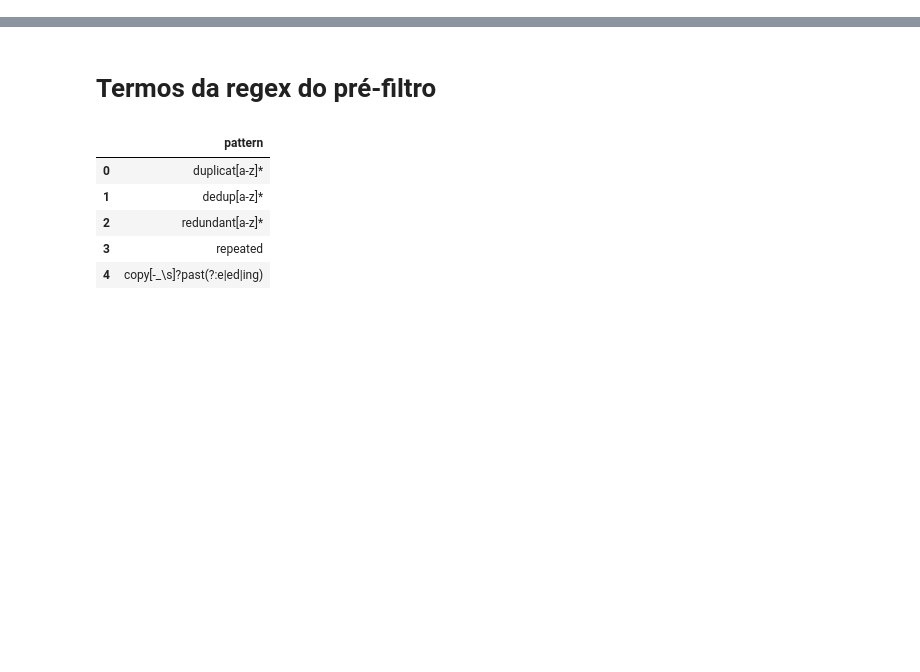
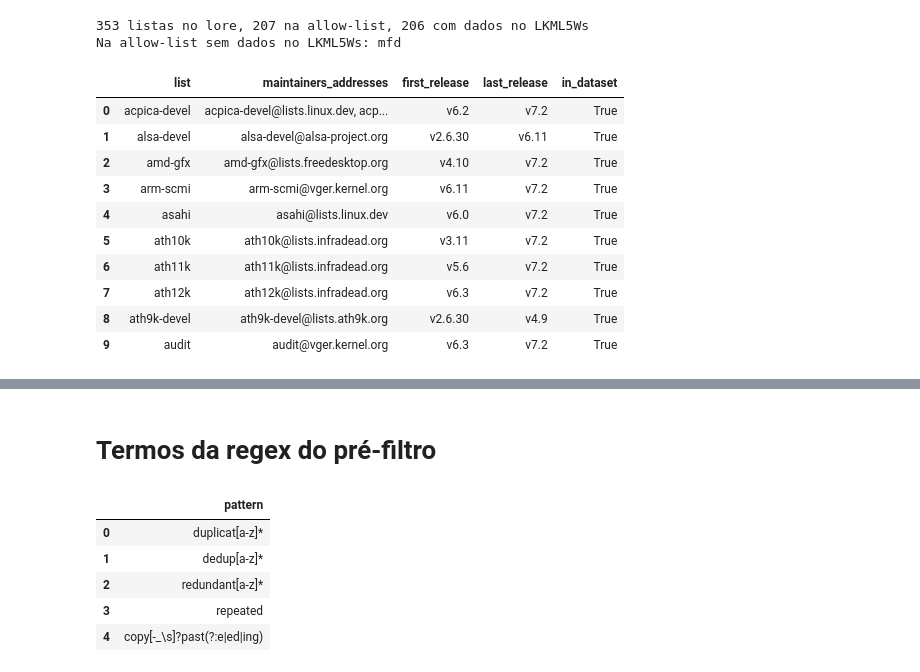
Before and after one commit to natalia-sa/lkml5ws-data-analysis, a Jupyter notebook: select_sample/sample_stats.ipynb, the cells around one changed output, grey strips where cells are left out. Saved outputs shown, nothing was run; the diff lists cells and outputs as text; code cells hidden in the pictures; blank space fills up the shorter version.

```diff
--- a/select_sample/sample_stats.ipynb
+++ b/select_sample/sample_stats.ipynb
@@ -51,0 +8,58 @@ per_list.sort_values('emails', ascending=False).reset_index(drop=True)
+# %%
+import csv
+import glob
+import os
+
+import pandas as pd
+import yaml
+
+CONFIG_DIR = '../config'
+OUTPUT_DIR = '../data/output'
+
+with open(os.path.join(CONFIG_DIR, 'pipeline.yaml')) as f:
+    excluded = set(yaml.safe_load(f)['maintainers']['exclude'])
+with open(os.path.join(CONFIG_DIR, 'maintainers_addresses_v2.6.30-v7.2.csv')) as f:
+    kernel = {row['address']: row for row in csv.DictReader(f)}
+with open(os.path.join(CONFIG_DIR, 'lore_addresses.csv')) as f:
+    lore = pd.DataFrame(csv.DictReader(f))
+
+kernel_by_local_part = {}
+for address, row in kernel.items():
+    kernel_by_local_part.setdefault(address.split('@')[0], []).append(row)
+
+rows = []
+for name, addresses in lore.groupby('list')['address']:
+    matches = [row for address in addresses for row in kernel_by_local_part.get(address.split('@')[0], [])]
+    if matches and name not in excluded:
+        rows.append({
+            'list': name,
+            'maintainers_addresses': ', '.join(sorted({row['address'] for row in matches})),
+            'first_release': min((row['first_release'] for row in matches), key=lambda tag: tuple(map(int, tag[1:].split('.')))),
+            'last_release': max((row['last_release'] for row in matches), key=lambda tag: tuple(map(int, tag[1:].split('.')))),
+        })
+allow_list = pd.DataFrame(rows)
+
+built = {os.path.basename(path).removeprefix('list=').removesuffix('.parquet')
+         for path in glob.glob(os.path.join(OUTPUT_DIR, 'list=*.parquet'))}
+allow_list['in_dataset'] = allow_list['list'].isin(built)
+
+print(f"{len(lore['list'].unique())} listas no lore, {len(allow_list)} na allow-list, "
+      f"{allow_list['in_dataset'].sum()} com dados no LKML5Ws")
+print('Na allow-list sem dados no LKML5Ws:', ', '.join(allow_list.loc[~allow_list['in_dataset'], 'list']))
+# %% [output]
+353 listas no lore, 207 na allow-list, 206 com dados no LKML5Ws
+Na allow-list sem dados no LKML5Ws: mfd
+# %%
+allow_list.head(10)
+# %% [output]
+|  | list | maintainers_addresses | first_release | last_release | in_dataset |
+| 0 | acpica-devel | acpica-devel@lists.linux.dev, acp... | v6.2 | v7.2 | True |
+| 1 | alsa-devel | alsa-devel@alsa-project.org | v2.6.30 | v6.11 | True |
+| 2 | amd-gfx | amd-gfx@lists.freedesktop.org | v4.10 | v7.2 | True |
+| 3 | arm-scmi | arm-scmi@vger.kernel.org | v6.11 | v7.2 | True |
+| 4 | asahi | asahi@lists.linux.dev | v6.0 | v7.2 | True |
+| 5 | ath10k | ath10k@lists.infradead.org | v3.11 | v7.2 | True |
+| 6 | ath11k | ath11k@lists.infradead.org | v5.6 | v7.2 | True |
+| 7 | ath12k | ath12k@lists.infradead.org | v6.3 | v7.2 | True |
+| 8 | ath9k-devel | ath9k-devel@lists.ath9k.org | v2.6.30 | v4.9 | True |
+| 9 | audit | audit@vger.kernel.org | v6.3 | v7.2 | True |
```
Also changed, not shown: parts of 28 cells of this notebook, 14 other files.
